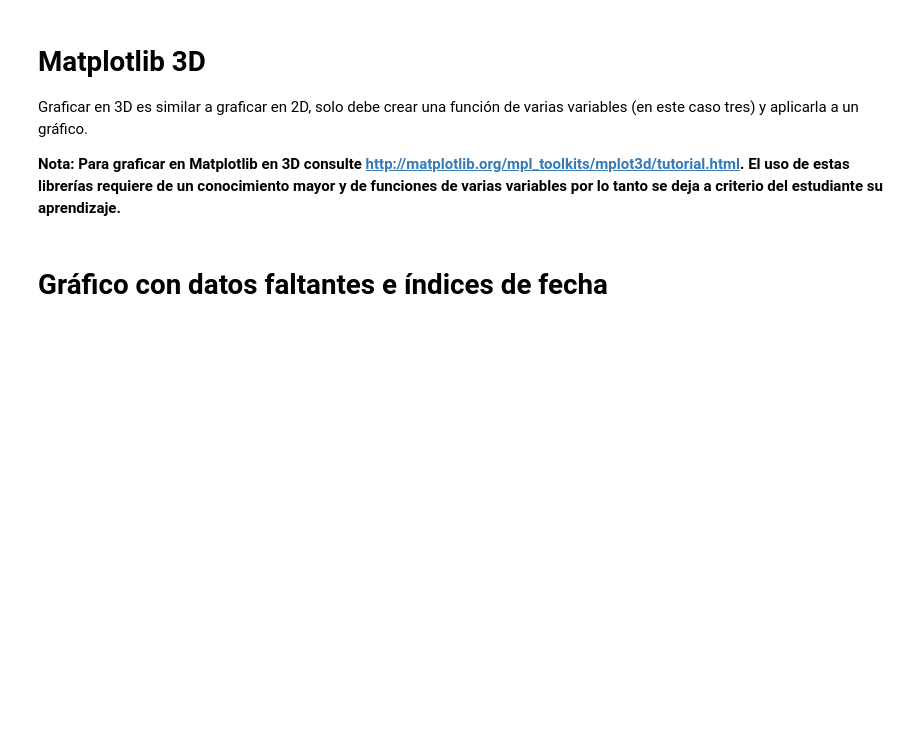
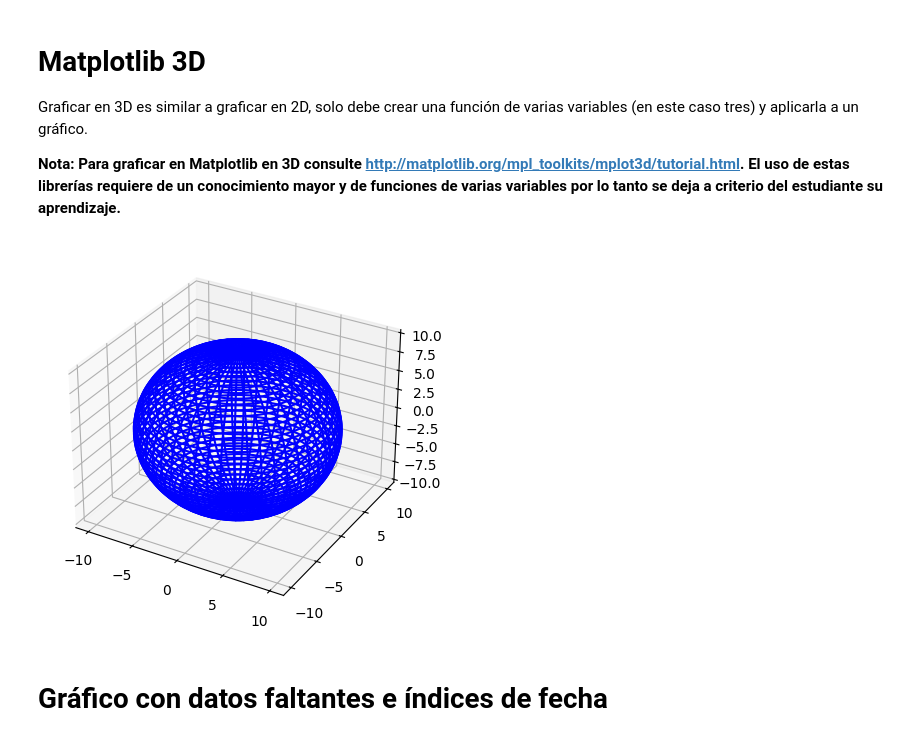
Before and after one commit to gabrielawad/talleresGoogleColab, a Jupyter notebook: Taller_08_Matplotlib.ipynb, the cells around one changed output. Saved outputs shown, nothing was run; the diff lists cells and outputs as text; code cells hidden in the pictures; blank space fills up the shorter version.

```diff
--- a/Taller_08_Matplotlib.ipynb
+++ b/Taller_08_Matplotlib.ipynb
@@ -603,28 +613,33 @@ Graficar en 3D es similar a graficar en 2D, solo debe crear una función de vari
 # %%
 # Gráfico de una esfera de radio 10
 # Importar las librerías requeridas
 import numpy as np
 import matplotlib.pyplot as plt
 from mpl_toolkits.mplot3d import Axes3D
 
 # Crear la figura
 fig = plt.figure()
-ax = Axes3D(fig)
+ax = fig.add_subplot(111, projection='3d')
 
 # Generar los posibles valores para los parametros u, v
 u = np.linspace(0, 2 * np.pi, 100)
 v = np.linspace(0, np.pi, 100)
 
 # Calcular los vectores x, y, z
 x = 10 * np.outer(np.cos(u), np.sin(v))
 y = 10 * np.outer(np.sin(u), np.sin(v))
 z = 10 * np.outer(np.ones(np.size(u)), np.cos(v))
 
 # Graficar vectores en azul
-ax.plot_wireframe(x, y, z, color='b') # Prueba a cambiar "plot_wireframe" por "plot_surface"
+ax.plot_wireframe(x, y, z, color='b')
+
+# Prueba a cambiar "plot_wireframe" por "plot_surface"
+#ax.plot_surface(x, y, z, color='b')
 
 # Mostrar el gráfico
 plt.show()
+# %% [output]
+[figure, added]
 # %% [markdown]
 #  Gráfico con datos faltantes e índices de fecha
 # %%
```
Also changed, not shown: parts of 16 cells of this notebook.
